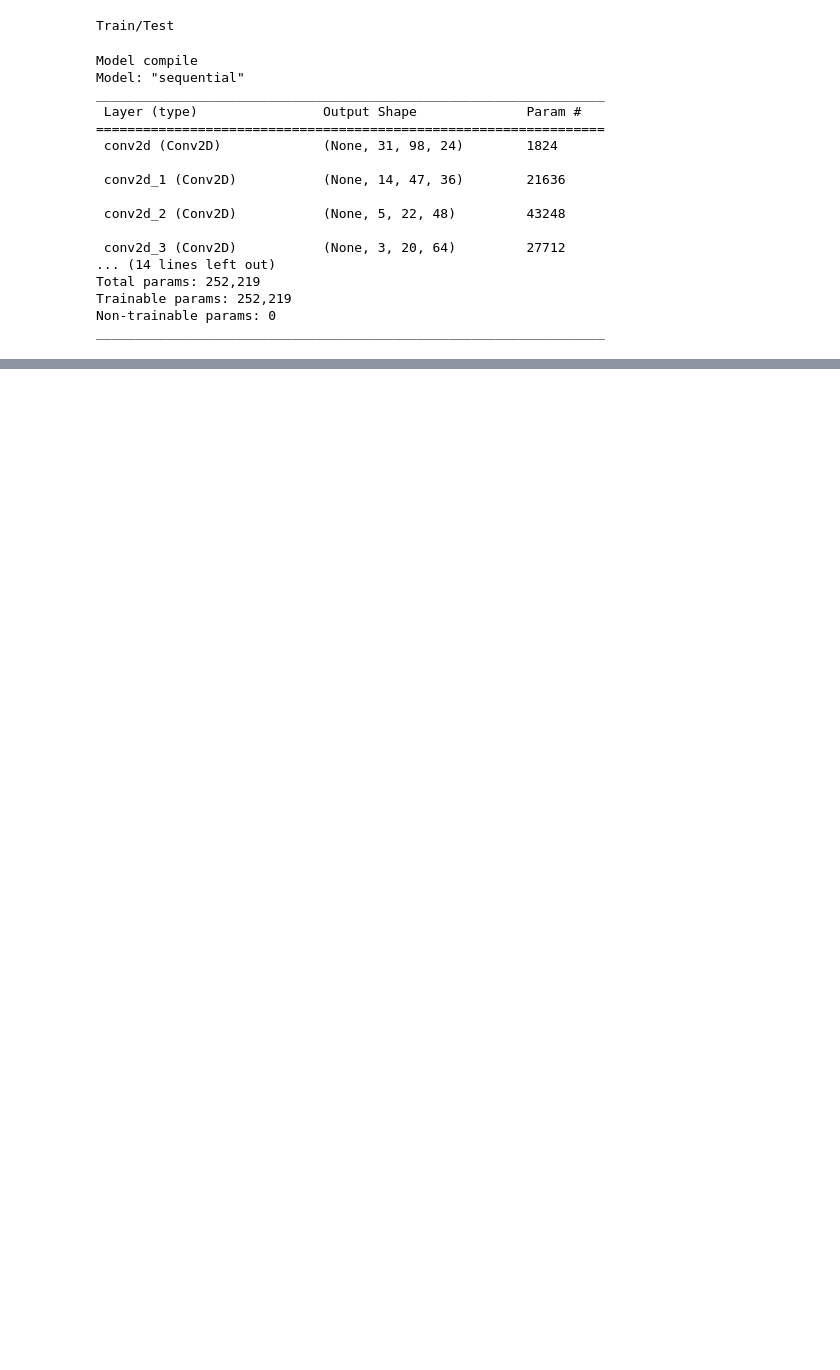
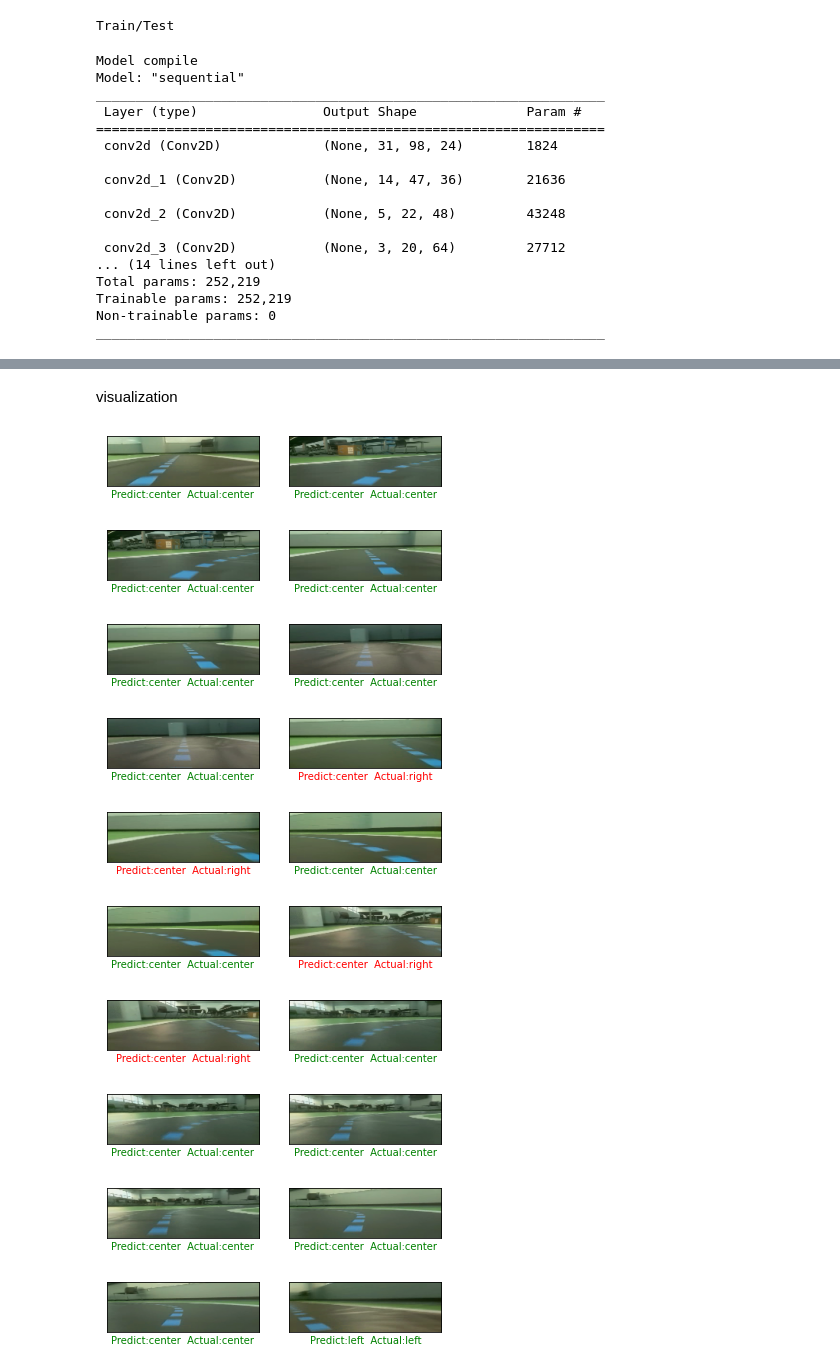
Before and after one commit to ahmedius2/DeepPicar-v3-awsdeepracer, a Jupyter notebook: RunAll.ipynb, the cells around one changed output, grey strips where cells are left out. Cells and saved outputs as stored; diff of their text form; code cells hidden in the pictures; blank space fills up the shorter version.

```diff
--- a/RunAll.ipynb
+++ b/RunAll.ipynb
@@ -165,3 +142,12 @@ plt.show()
+# %%
+if use_match_histogram:
+    fig, axises = plt.subplots(nrows=1, ncols=num_spectrums+1, figsize=(8, 4),
+                                        sharex=True, sharey=True)
+    for i in range(num_spectrums+1):
+        aa = axises[i]
+        aa.imshow(imgs[240 + i])
+    plt.tight_layout()
+    plt.show()
 # %%
 # Split the dataset for train and test
 print("Train/Test")
@@ -290,0 +277,37 @@ models/large-200x66x3.tflite is saved. copy this file to the robot
+# %% [markdown]
+visualization
+# %%
+def plot_image(i, prediction_array, groundtrue_array, img_array):
+  predicted_label, groundtrue_label, img = prediction_array[i], groundtrue_array[i], img_array[i]
+  plt.grid(True)
+  plt.xticks([])
+  plt.yticks([])
+  img = np.squeeze(img)
+  plt.imshow(img, cmap=plt.cm.binary)
+  if predicted_label == groundtrue_label:
+    color = 'green'
+  else:
+    color = 'red'
+  plt.xlabel(f"Predict:{predicted_label}  Actual:{groundtrue_label}", color=color)
+# %%
+#@title Visualize the outputs { run: "auto" }
+index = 0 #@param {type:"slider", min:0, max:99, step:1}
+for index in range(0,100):
+  plt.figure(figsize=(6,3))
+  plt.subplot(1,2,1)
+  plot_image(index, pred, ground, x_test)
+  index += 1
+  plt.subplot(1,2,2)
+  plot_image(index, pred, ground, x_test)
+  plt.show()
+# %% [output]
+[figure, added]
+[figure, added]
+[figure, added]
+[figure, added]
+[figure, added]
+[figure, added]
+[figure, added]
+[figure, added]
+[figure, added]
+[figure, added]
```
Also changed, not shown: parts of 7 cells of this notebook.
